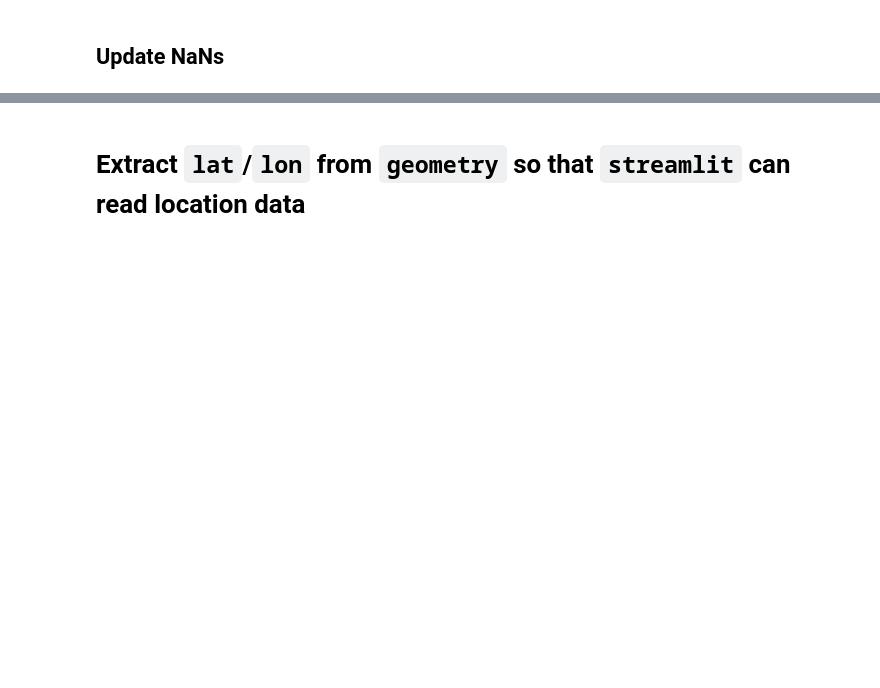
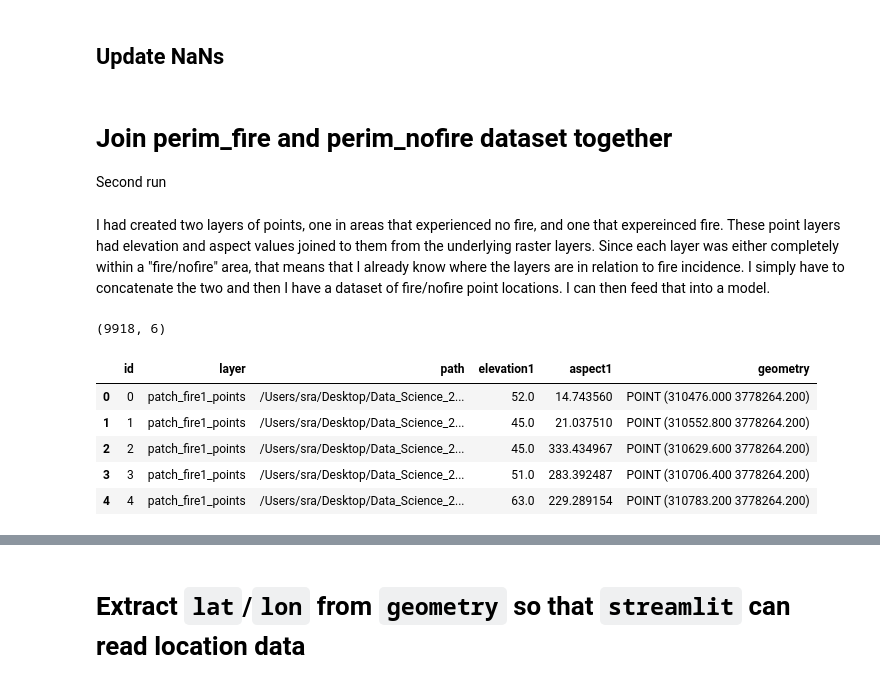
Before and after one commit to sralter/classifire, a Jupyter notebook: 01_capstone_notebooks/alter_samuel_capstone_perimeters.ipynb, the cells around one changed output, grey strips where cells are left out. Cells and saved outputs as stored; diff of their text form; code cells hidden in the pictures; blank space fills up the shorter version.

Commit message:
updated imageanalysis and perimeters notebooks. Updated geoprocessing log

```diff
--- a/01_capstone_notebooks/alter_samuel_capstone_perimeters.ipynb
+++ b/01_capstone_notebooks/alter_samuel_capstone_perimeters.ipynb
@@ -225,3 +226,20 @@ path='/Users/sra/Desktop/Data_Science_2023/_capstone/00_capstone_data/shapefiles
 sm_geo_combine.to_csv(path_or_buf=path,index=False)
 # %%
 sm_geo_combine.to_file(path_or_buf=path,driver='GeoJSON')
+# %% [markdown]
+# Join perim_fire and perim_nofire dataset together
+Second run
+# %% [markdown]
+I had created two layers of points, one in areas that experienced no fire, and one that expereinced fire. These point layers had elevation and aspect values joined to them from the underlying raster layers. Since each layer was either completely within a "fire/nofire" area, that means that I already know where the layers are in relation to fire incidence. I simply have to concatenate the two and then I have a dataset of fire/nofire point locations. I can then feed that into a model.
+# %%
+layer_fire=gpd.read_file('/Users/sra/Desktop/Data_Science_2023/_capstone/00_capstone_data/shapefiles/joins/patch_fire_elev_asp.geojson')
+print(layer_fire.shape)
+display(layer_fire.head())
+# %% [output]
+(9918, 6)
+|  | id | layer | path | elevation1 | aspect1 | geometry |
+| 0 | 0 | patch_fire1_points | /Users/sra/Desktop/Data_Science_2... | 52.0 | 14.743560 | POINT (310476.000 3778264.200) |
+| 1 | 1 | patch_fire1_points | /Users/sra/Desktop/Data_Science_2... | 45.0 | 21.037510 | POINT (310552.800 3778264.200) |
+| 2 | 2 | patch_fire1_points | /Users/sra/Desktop/Data_Science_2... | 45.0 | 333.434967 | POINT (310629.600 3778264.200) |
+| 3 | 3 | patch_fire1_points | /Users/sra/Desktop/Data_Science_2... | 51.0 | 283.392487 | POINT (310706.400 3778264.200) |
+| 4 | 4 | patch_fire1_points | /Users/sra/Desktop/Data_Science_2... | 63.0 | 229.289154 | POINT (310783.200 3778264.200) |
```
Also changed, not shown: parts of 20 cells of this notebook, 2 other files.
